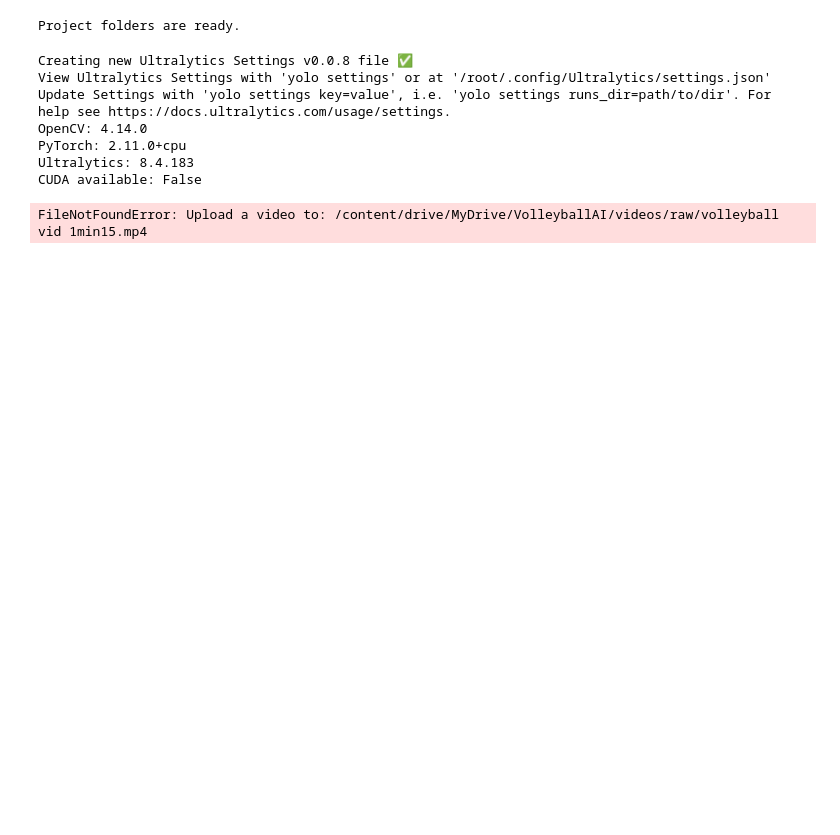
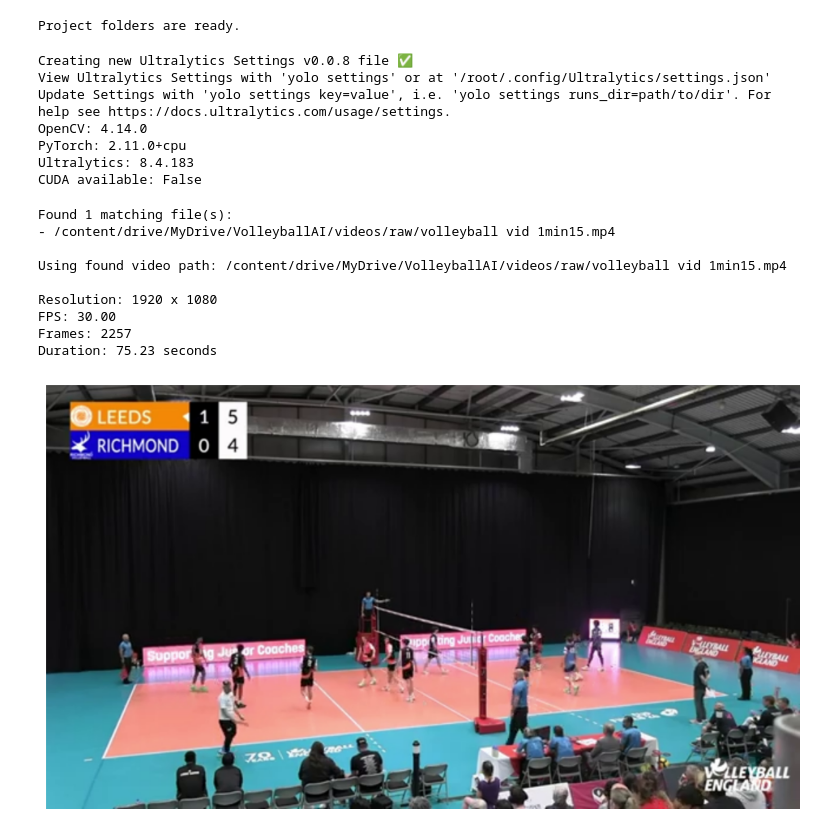
Before and after one commit to HalfNHalf3/Final-Project-volleyball-overlay, a Jupyter notebook: Volleyball_AI_Development.ipynb, the cells around one changed output. Drawn from its saved outputs; the diff is of its cells as text; code cells hidden in the pictures; blank space fills up the shorter version.

```diff
--- a/Volleyball_AI_Development.ipynb
+++ b/Volleyball_AI_Development.ipynb
@@ -57,30 +69,66 @@ CUDA available: False
 from pathlib import Path
 import cv2
 
-video_path = VIDEO_DIR / "volleyball vid 1min15.mp4"
+# Let's search your Google Drive to find exactly where the video file is stored
+drive_root = Path("/content/drive/MyDrive")
+found_paths = list(drive_root.rglob("*volleyball vid 1min15*"))
 
-if not video_path.exists():
-    raise FileNotFoundError(
-        f"Upload a video to: {video_path}"
-    )
+if not found_paths:
+    print("Could not find any file matching 'volleyball vid 1min15' in your Google Drive.")
+    print("Please check if the video has finished uploading to Drive, or check its spelling.")
+else:
+    print(f"Found {len(found_paths)} matching file(s):")
+    for path in found_paths:
+        print(f"- {path}")
 
-cap = cv2.VideoCapture(str(video_path))
+    # Use the first match found
+    video_path = found_paths[0]
+    print(f"\nUsing found video path: {video_path}")
 
-if not cap.isOpened():
-    raise RuntimeError("Could not open video.")
+    cap = cv2.VideoCapture(str(video_path))
+    if cap.isOpened():
+        fps = cap.get(cv2.CAP_PROP_FPS)
+        frame_count = int(cap.get(cv2.CAP_PROP_FRAME_COUNT))
+        width = int(cap.get(cv2.CAP_PROP_FRAME_WIDTH))
+        height = int(cap.get(cv2.CAP_PROP_FRAME_HEIGHT))
+        duration = frame_count / fps if fps > 0 else 0
 
-fps = cap.get(cv2.CAP_PROP_FPS)
-frame_count = int(cap.get(cv2.CAP_PROP_FRAME_COUNT))
-width = int(cap.get(cv2.CAP_PROP_FRAME_WIDTH))
-height = int(cap.get(cv2.CAP_PROP_FRAME_HEIGHT))
-
-duration = frame_count / fps if fps > 0 else 0
-
-print(f"Resolution: {width} x {height}")
-print(f"FPS: {fps:.2f}")
-print(f"Frames: {frame_count}")
-print(f"Duration: {duration:.2f} seconds")
-
-cap.release()
+        print(f"\nResolution: {width} x {height}")
+        print(f"FPS: {fps:.2f}")
+        print(f"Frames: {frame_count}")
+        print(f"Duration: {duration:.2f} seconds")
+        cap.release()
+    else:
+        print("Could not open the found video file.")
 # %% [output]
-FileNotFoundError: Upload a video to: /content/drive/MyDrive/VolleyballAI/videos/raw/volleyball vid 1min15.mp4
+Found 1 matching file(s):
+- /content/drive/MyDrive/VolleyballAI/videos/raw/volleyball vid 1min15.mp4
+
+Using found video path: /content/drive/MyDrive/VolleyballAI/videos/raw/volleyball vid 1min15.mp4
+
+Resolution: 1920 x 1080
+FPS: 30.00
+Frames: 2257
+Duration: 75.23 seconds
+# %%
+import matplotlib.pyplot as plt
+
+cap = cv2.VideoCapture(str(video_path))
+
+cap.set(cv2.CAP_PROP_POS_MSEC, 5000)
+success, frame = cap.read()
+cap.release()
+
+if success:
+    frame_rgb = cv2.cvtColor(
+        frame, cv2.COLOR_BGR2RGB
+    )
+
+    plt.figure(figsize=(12, 7))
+    plt.imshow(frame_rgb)
+    plt.axis("off")
+    plt.show()
+else:
+    print("Could not read the selected frame.")
+# %% [output]
+[figure, added]
```
Also changed, not shown: parts of 2 cells of this notebook.
